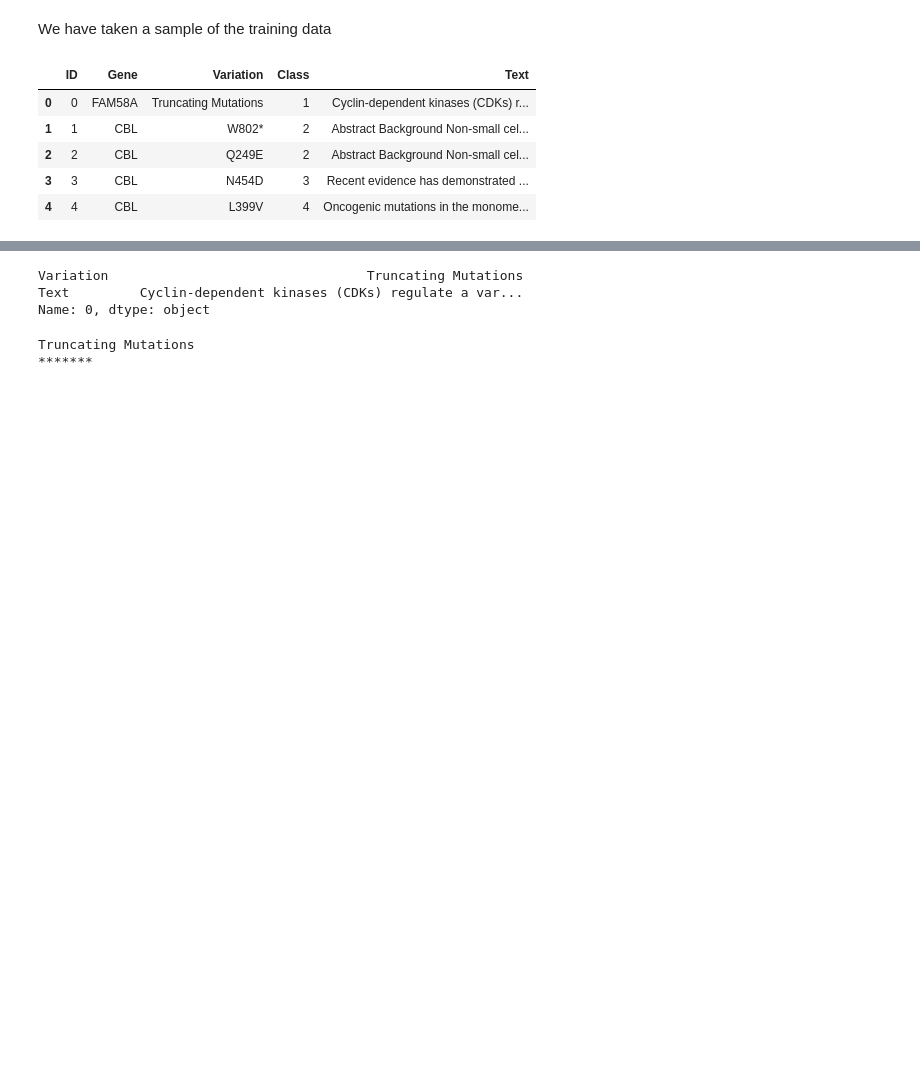
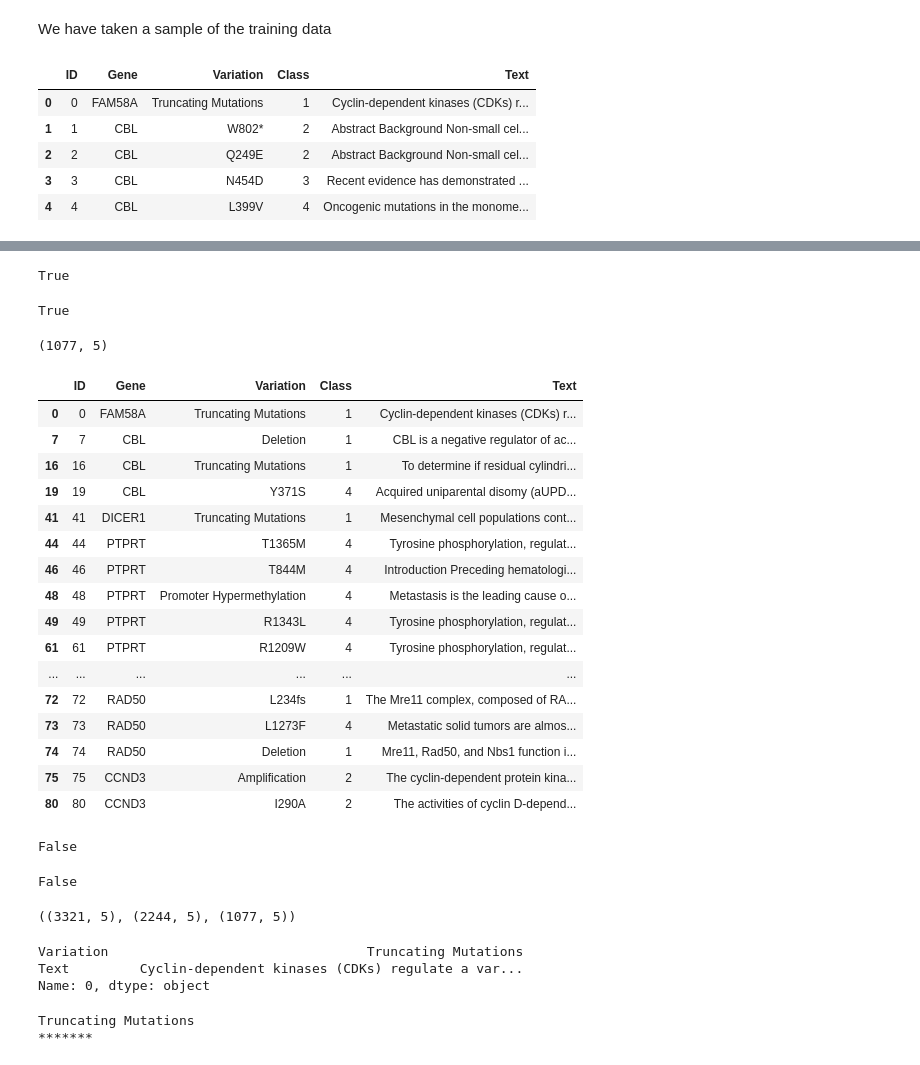
Before and after one commit to me-nobody/jovian-ml-project, a Jupyter notebook: jovian-ml-project-190422.ipynb, the cells around one changed output, grey strips where cells are left out. Cells and saved outputs as stored; diff of their text form; code cells hidden in the pictures; blank space fills up the shorter version.

Commit message:
valid df work

```diff
--- a/jovian-ml-project-190422.ipynb
+++ b/jovian-ml-project-190422.ipynb
@@ -163,3 +163,9 @@ train_df.head()
 | 2 | 2 | CBL | Q249E | 2 | Abstract Background Non-small cel... |
 | 3 | 3 | CBL | N454D | 3 | Recent evidence has demonstrated ... |
 | 4 | 4 | CBL | L399V | 4 | Oncogenic mutations in the monome... |
+# %%
+# collect all row indices where the variation is found in the text
+idx_list=[]
+for row in train_df.iterrows():
+    if (isinstance(row[1][4],str) and row[1][2] in  row[1][4]):
+        idx_list.append(row[0])
@@ -166,3 +187,49 @@ train_df.head()
+# %%
+'Q249E' in valid_train_df.loc[2,'Text']
+# %% [output]
+True
+# %%
+'N454D' in valid_train_df.loc[3,'Text']
+# %% [output]
+True
+# %%
+invalid_train_df = train_df[~train_df.index.isin(idx_list)]
+# %%
+invalid_train_df.shape
+# %% [output]
+(1077, 5)
+# %%
+invalid_train_df.head(n=20)
+# %% [output]
+|  | ID | Gene | Variation | Class | Text |
+| 0 | 0 | FAM58A | Truncating Mutations | 1 | Cyclin-dependent kinases (CDKs) r... |
+| 7 | 7 | CBL | Deletion | 1 | CBL is a negative regulator of ac... |
+| 16 | 16 | CBL | Truncating Mutations | 1 | To determine if residual cylindri... |
+| 19 | 19 | CBL | Y371S | 4 | Acquired uniparental disomy (aUPD... |
+| 41 | 41 | DICER1 | Truncating Mutations | 1 | Mesenchymal cell populations cont... |
+| 44 | 44 | PTPRT | T1365M | 4 | Tyrosine phosphorylation, regulat... |
+| 46 | 46 | PTPRT | T844M | 4 | Introduction Preceding hematologi... |
+| 48 | 48 | PTPRT | Promoter Hypermethylation | 4 | Metastasis is the leading cause o... |
+| 49 | 49 | PTPRT | R1343L | 4 | Tyrosine phosphorylation, regulat... |
+| 61 | 61 | PTPRT | R1209W | 4 | Tyrosine phosphorylation, regulat... |
+| ... | ... | ... | ... | ... | ... |
+| 72 | 72 | RAD50 | L234fs | 1 | The Mre11 complex, composed of RA... |
+| 73 | 73 | RAD50 | L1273F | 4 | Metastatic solid tumors are almos... |
+| 74 | 74 | RAD50 | Deletion | 1 | Mre11, Rad50, and Nbs1 function i... |
+| 75 | 75 | CCND3 | Amplification | 2 | The cyclin-dependent protein kina... |
+| 80 | 80 | CCND3 | I290A | 2 | The activities of cyclin D-depend... |
+# %%
+'Y371S' in invalid_train_df.loc[19,'Text']
+# %% [output]
+False
+# %%
+'L1273F' in invalid_train_df.loc[73,'Text']
+# %% [output]
+False
+# %%
+train_df.shape, valid_train_df.shape, invalid_train_df.shape
+# %% [output]
+((3321, 5), (2244, 5), (1077, 5))
 # %%
 var_text=train_df.loc[0,['Variation','Text']]
 # %%
```
Also changed, not shown: parts of 3 cells of this notebook, 5 other files.
